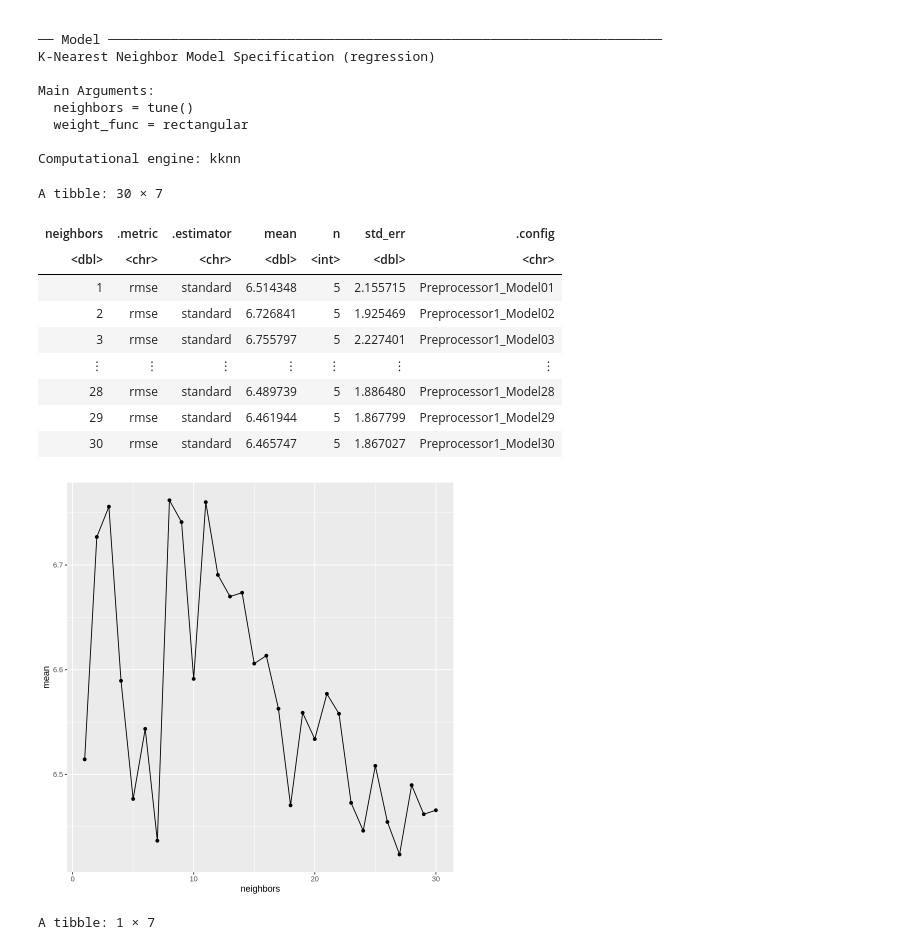
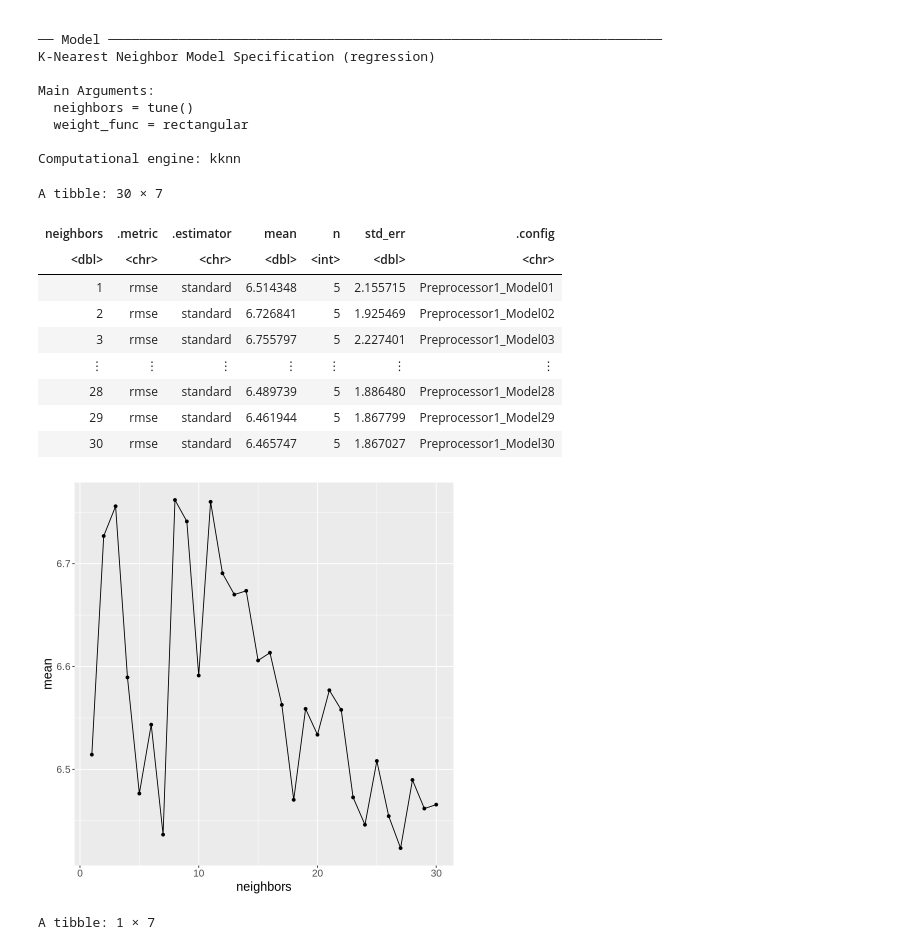
Before and after one commit to Seanrsl19/dsci-100-s006-g35, a Jupyter notebook: project_final.ipynb, the cells around one changed output. Saved outputs shown, nothing was run; the diff lists cells and outputs as text; code cells hidden in the pictures.

```diff
--- a/project_final.ipynb
+++ b/project_final.ipynb
@@ -236,31 +232,32 @@ Computational engine: kknn
 # %%
 gridvals <- tibble(neighbors = seq(from = 1, to = 30, by = 1))
 
 players_results <- players_wf |>
     tune_grid(resamples = players_vfold, grid = gridvals) |>
     collect_metrics() |>
     filter(.metric == "rmse")
 
 players_results
 
 rmse_plot <- players_results |>
     ggplot(aes(x = neighbors, y = mean)) +
     geom_line() +
-    geom_point()
+    geom_point() +
+    theme(text=element_text(size=15))
 
 rmse_plot
 # %% [output]
 A tibble: 30 × 7
 | neighbors | .metric | .estimator | mean | n | std_err | .config |
 | <dbl> | <chr> | <chr> | <dbl> | <int> | <dbl> | <chr> |
 | 1 | rmse | standard | 6.514348 | 5 | 2.155715 | Preprocessor1_Model01 |
 | 2 | rmse | standard | 6.726841 | 5 | 1.925469 | Preprocessor1_Model02 |
 | 3 | rmse | standard | 6.755797 | 5 | 2.227401 | Preprocessor1_Model03 |
 | ⋮ | ⋮ | ⋮ | ⋮ | ⋮ | ⋮ | ⋮ |
 | 28 | rmse | standard | 6.489739 | 5 | 1.886480 | Preprocessor1_Model28 |
 | 29 | rmse | standard | 6.461944 | 5 | 1.867799 | Preprocessor1_Model29 |
 | 30 | rmse | standard | 6.465747 | 5 | 1.867027 | Preprocessor1_Model30 |
-[figure, old version]
+[figure, new version]
 # %%
 min_neighbor <- players_results |>
     filter(mean == min(mean))
```
Also changed, not shown: parts of 7 cells of this notebook.
